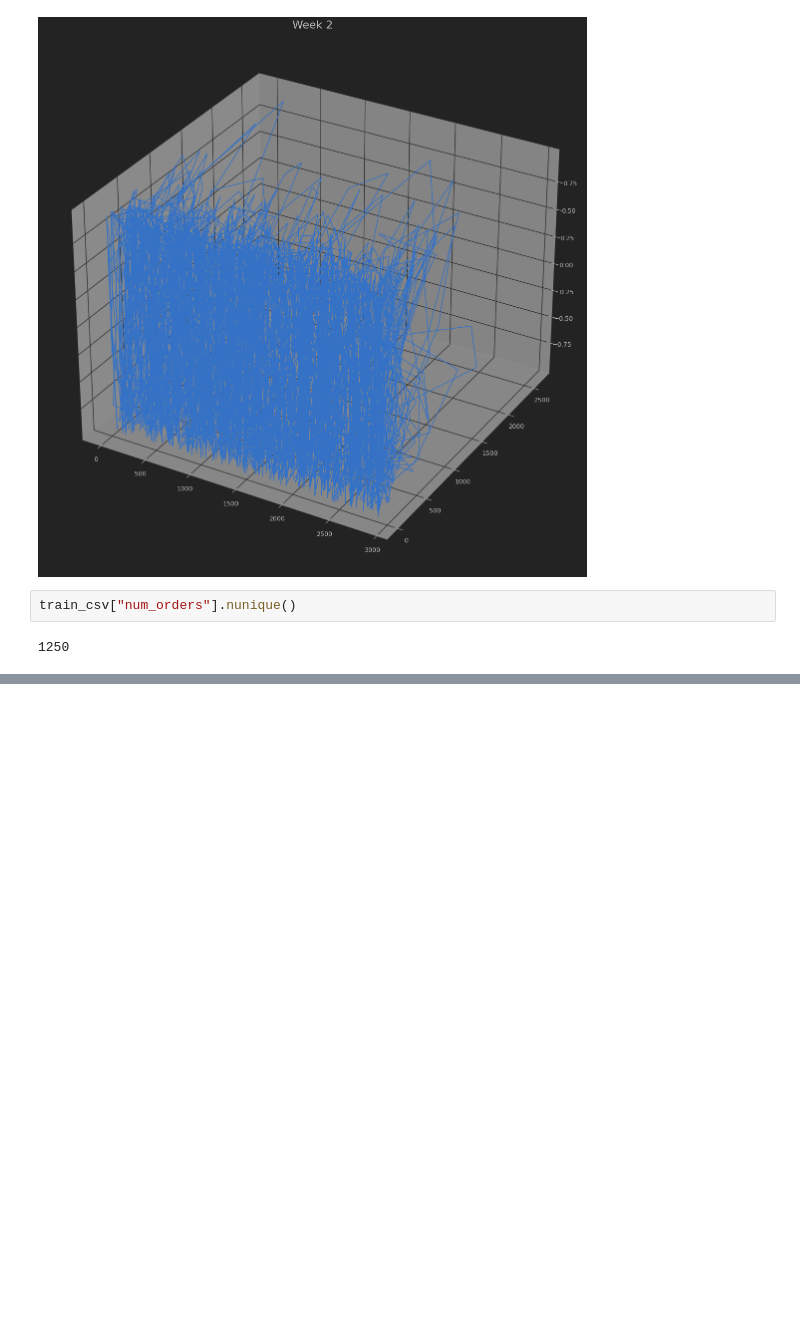
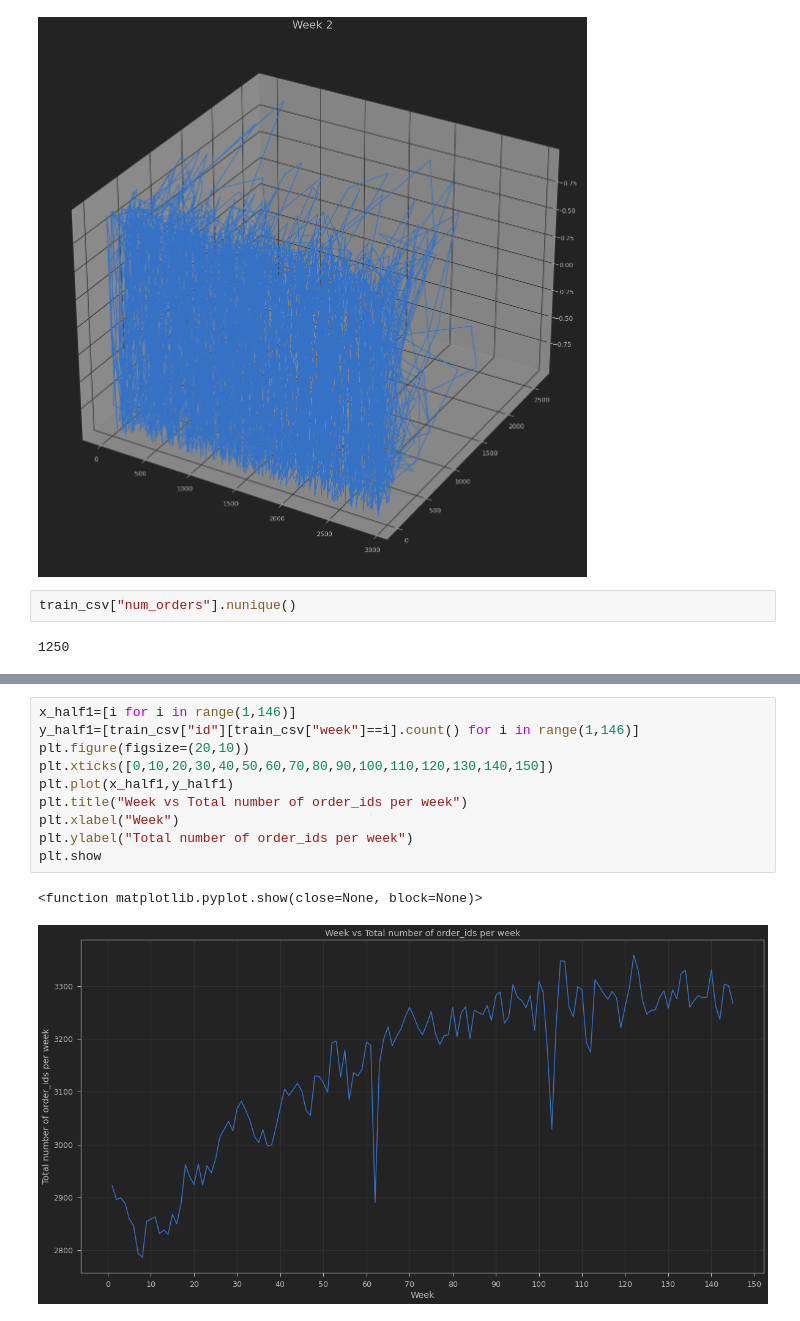
Before and after one commit to Aditya-Komaravolu/Food-Demand-Forecasting, a Jupyter notebook: Food Demand Forecasting/main.ipynb, the cells around one changed output, grey strips where cells are left out. Saved outputs shown, nothing was run; the diff lists cells and outputs as text; blank space fills up the shorter version.

```diff
--- a/Food Demand Forecasting/main.ipynb
+++ b/Food Demand Forecasting/main.ipynb
@@ -251,0 +287,13 @@ train_csv["num_orders"].nunique()
+# %%
+x_half1=[i for i in range(1,146)]
+y_half1=[train_csv["id"][train_csv["week"]==i].count() for i in range(1,146)]
+plt.figure(figsize=(20,10))
+plt.xticks([0,10,20,30,40,50,60,70,80,90,100,110,120,130,140,150])
+plt.plot(x_half1,y_half1)
+plt.title("Week vs Total number of order_ids per week")
+plt.xlabel("Week")
+plt.ylabel("Total number of order_ids per week")
+plt.show
+# %% [output]
+<function matplotlib.pyplot.show(close=None, block=None)>
+[figure, added]
```
Also changed, not shown: parts of 3 cells of this notebook, 1 other file.
